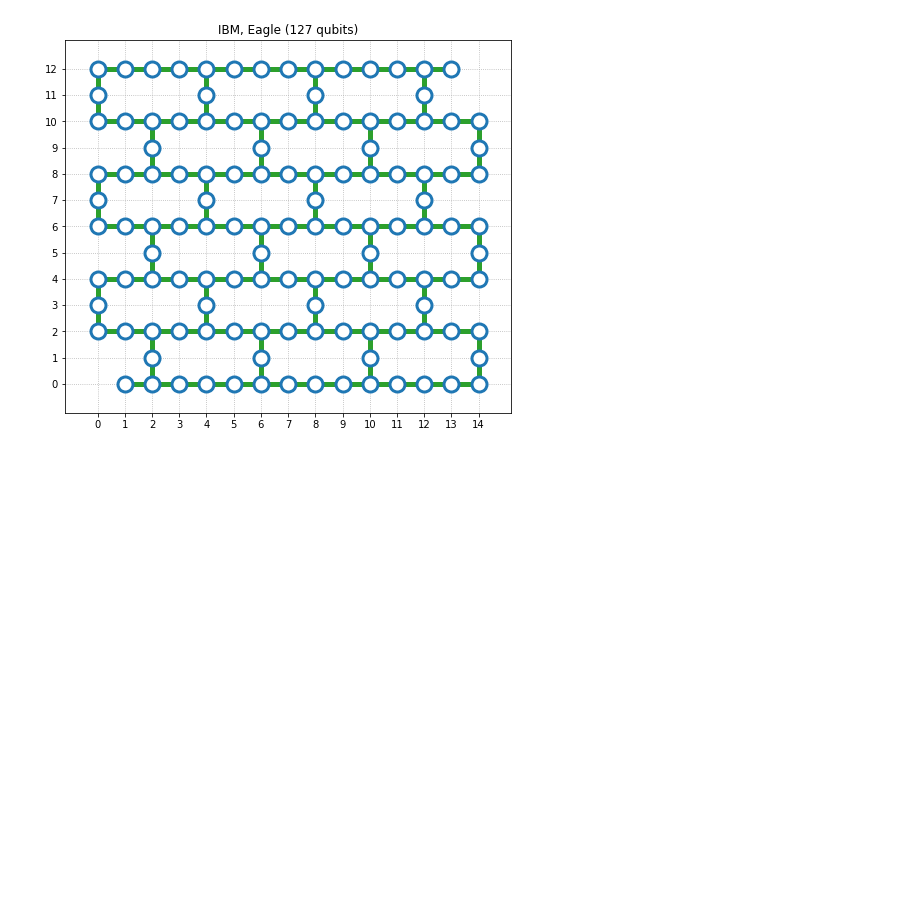
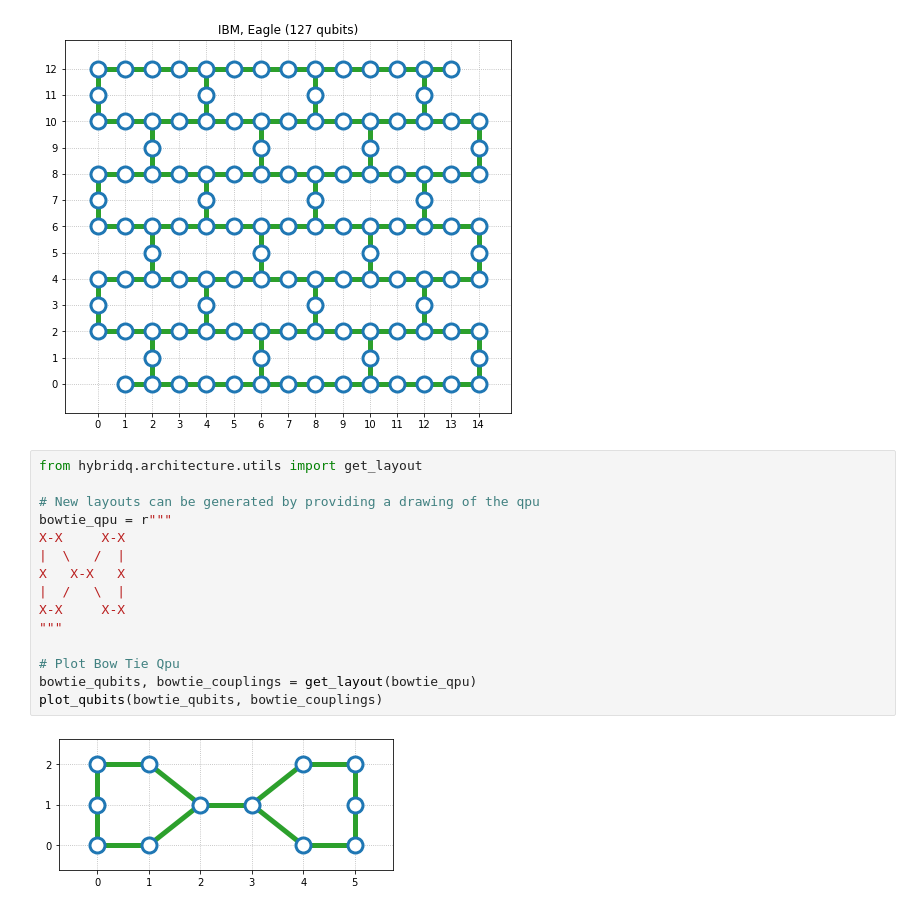
Before and after one commit to nasa/hybridq, a Jupyter notebook: tutorials/qpu_layouts.ipynb, the cells around one changed output. Cells and saved outputs as stored; diff of their text form; blank space fills up the shorter version.

```diff
--- a/tutorials/qpu_layouts.ipynb
+++ b/tutorials/qpu_layouts.ipynb
@@ -56,3 +56,20 @@ plot_qubits(eagle.layout,
 [figure]
 [figure]
 [figure]
+# %%
+from hybridq.architecture.utils import get_layout
+
+# New layouts can be generated by providing a drawing of the qpu
+bowtie_qpu = r"""
+X-X     X-X
+|  \   /  |
+X   X-X   X
+|  /   \  |
+X-X     X-X
+"""
+
+# Plot Bow Tie Qpu
+bowtie_qubits, bowtie_couplings = get_layout(bowtie_qpu)
+plot_qubits(bowtie_qubits, bowtie_couplings)
+# %% [output]
+[figure, added]
```
Also changed, not shown: parts of 1 cell of this notebook.
